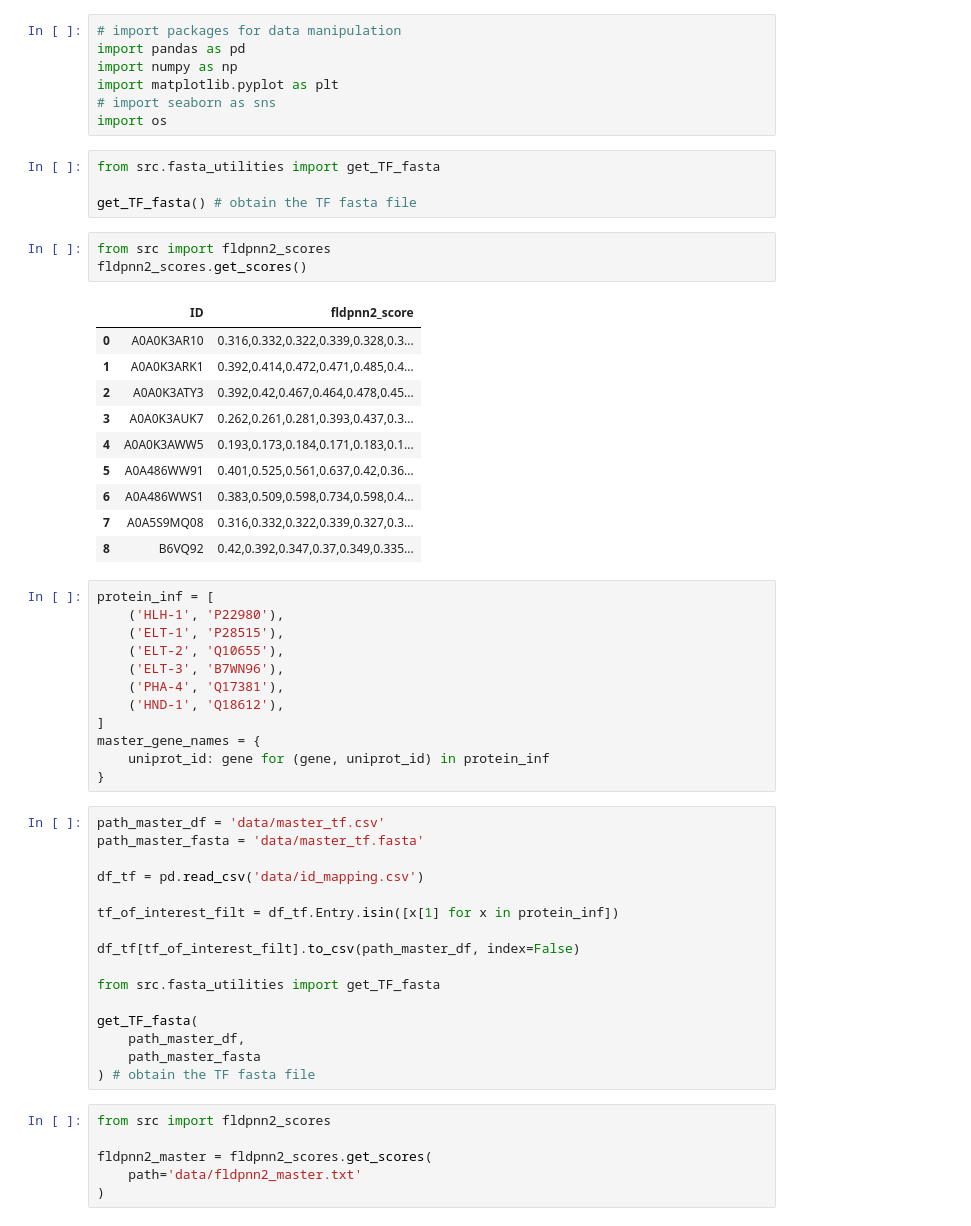
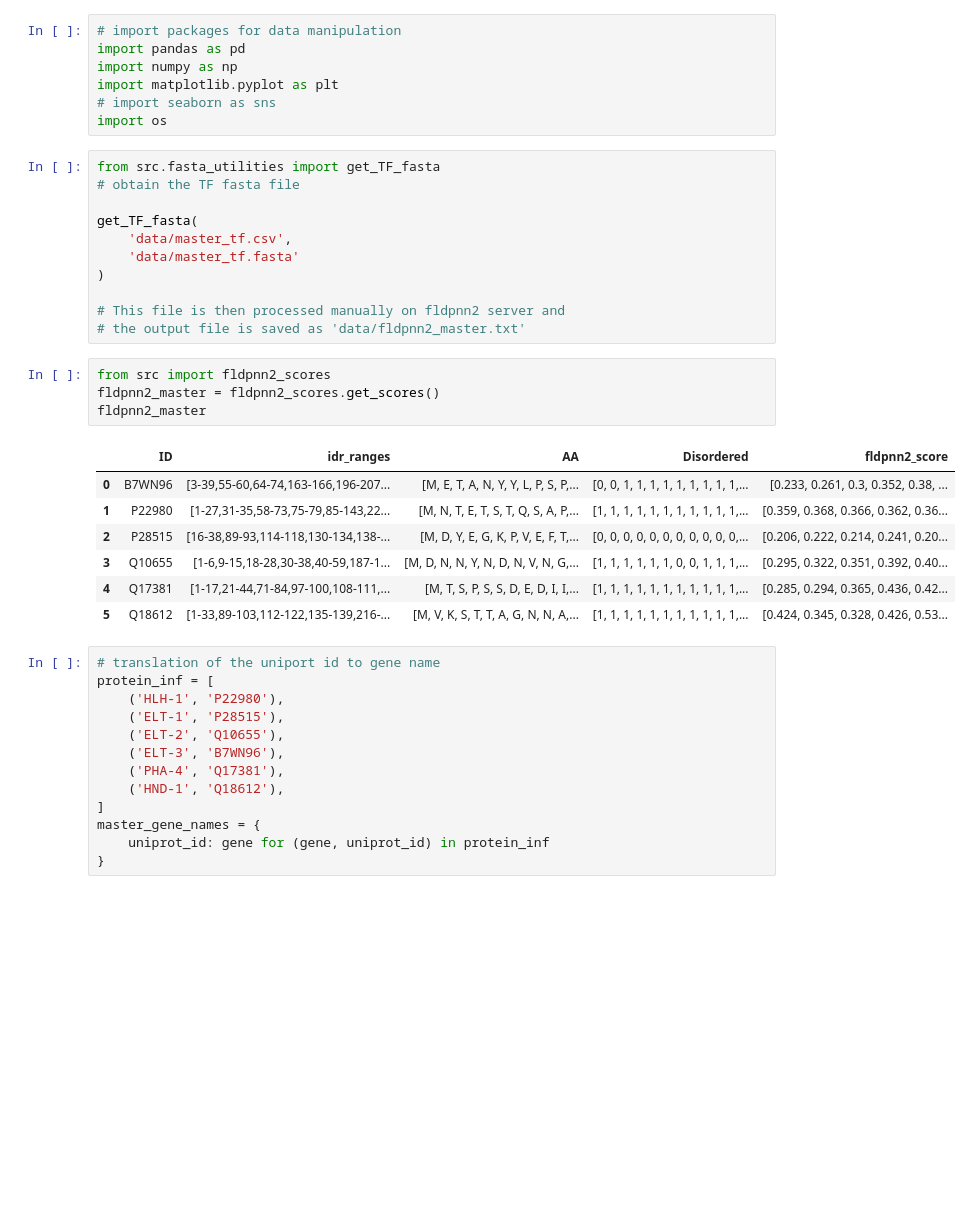
Before and after one commit to gdziubcio/IDR, a Jupyter notebook: analysis_TF.ipynb, the cells around one changed output. Saved outputs shown, nothing was run; the diff lists cells and outputs as text; blank space fills up the shorter version.

```diff
--- a/analysis_TF.ipynb
+++ b/analysis_TF.ipynb
@@ -5,25 +5,31 @@ import numpy as np
 import matplotlib.pyplot as plt
 # import seaborn as sns
 import os
-# %%
-from src.fasta_utilities import get_TF_fasta
-
-get_TF_fasta() # obtain the TF fasta file
+# %%
+from src.fasta_utilities import get_TF_fasta
+# obtain the TF fasta file
+
+get_TF_fasta(
+    'data/master_tf.csv',
+    'data/master_tf.fasta'
+)
+
+# This file is then processed manually on fldpnn2 server and
+# the output file is saved as 'data/fldpnn2_master.txt'
 # %%
 from src import fldpnn2_scores
-fldpnn2_scores.get_scores()
+fldpnn2_master = fldpnn2_scores.get_scores()
+fldpnn2_master
 # %% [output]
-|  | ID | fldpnn2_score |
-| 0 | A0A0K3AR10 | 0.316,0.332,0.322,0.339,0.328,0.3... |
-| 1 | A0A0K3ARK1 | 0.392,0.414,0.472,0.471,0.485,0.4... |
-| 2 | A0A0K3ATY3 | 0.392,0.42,0.467,0.464,0.478,0.45... |
-| 3 | A0A0K3AUK7 | 0.262,0.261,0.281,0.393,0.437,0.3... |
-| 4 | A0A0K3AWW5 | 0.193,0.173,0.184,0.171,0.183,0.1... |
-| 5 | A0A486WW91 | 0.401,0.525,0.561,0.637,0.42,0.36... |
-| 6 | A0A486WWS1 | 0.383,0.509,0.598,0.734,0.598,0.4... |
-| 7 | A0A5S9MQ08 | 0.316,0.332,0.322,0.339,0.327,0.3... |
-| 8 | B6VQ92 | 0.42,0.392,0.347,0.37,0.349,0.335... |
+|  | ID | idr_ranges | AA | Disordered | fldpnn2_score |
+| 0 | B7WN96 | [3-39,55-60,64-74,163-166,196-207... | [M, E, T, A, N, Y, Y, L, P, S, P,... | [0, 0, 1, 1, 1, 1, 1, 1, 1, 1, 1,... | [0.233, 0.261, 0.3, 0.352, 0.38, ... |
+| 1 | P22980 | [1-27,31-35,58-73,75-79,85-143,22... | [M, N, T, E, T, S, T, Q, S, A, P,... | [1, 1, 1, 1, 1, 1, 1, 1, 1, 1, 1,... | [0.359, 0.368, 0.366, 0.362, 0.36... |
+| 2 | P28515 | [16-38,89-93,114-118,130-134,138-... | [M, D, Y, E, G, K, P, V, E, F, T,... | [0, 0, 0, 0, 0, 0, 0, 0, 0, 0, 0,... | [0.206, 0.222, 0.214, 0.241, 0.20... |
+| 3 | Q10655 | [1-6,9-15,18-28,30-38,40-59,187-1... | [M, D, N, N, Y, N, D, N, V, N, G,... | [1, 1, 1, 1, 1, 1, 0, 0, 1, 1, 1,... | [0.295, 0.322, 0.351, 0.392, 0.40... |
+| 4 | Q17381 | [1-17,21-44,71-84,97-100,108-111,... | [M, T, S, P, S, S, D, E, D, I, I,... | [1, 1, 1, 1, 1, 1, 1, 1, 1, 1, 1,... | [0.285, 0.294, 0.365, 0.436, 0.42... |
+| 5 | Q18612 | [1-33,89-103,112-122,135-139,216-... | [M, V, K, S, T, T, A, G, N, N, A,... | [1, 1, 1, 1, 1, 1, 1, 1, 1, 1, 1,... | [0.424, 0.345, 0.328, 0.426, 0.53... |
 # %%
+# translation of the uniport id to gene name
 protein_inf = [
     ('HLH-1', 'P22980'),
     ('ELT-1', 'P28515'),
@@ -35,25 +41,3 @@ protein_inf = [
 master_gene_names = {
     uniprot_id: gene for (gene, uniprot_id) in protein_inf
 }
-# %%
-path_master_df = 'data/master_tf.csv'
-path_master_fasta = 'data/master_tf.fasta'
-
-df_tf = pd.read_csv('data/id_mapping.csv')
-
-tf_of_interest_filt = df_tf.Entry.isin([x[1] for x in protein_inf])
-
-df_tf[tf_of_interest_filt].to_csv(path_master_df, index=False)
-
-from src.fasta_utilities import get_TF_fasta
-
-get_TF_fasta(
-    path_master_df,
-    path_master_fasta
-) # obtain the TF fasta file
-# %%
-from src import fldpnn2_scores
-
-fldpnn2_master = fldpnn2_scores.get_scores(
-    path='data/fldpnn2_master.txt'
-)
```
Also changed, not shown: parts of 4 cells of this notebook.
